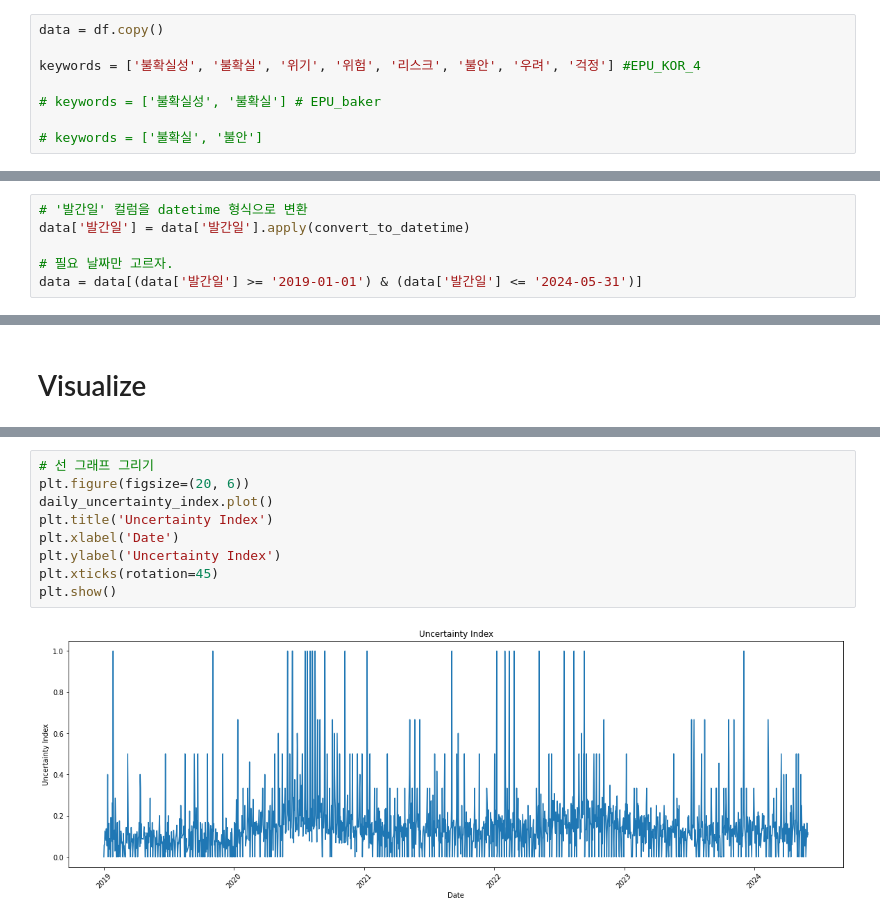
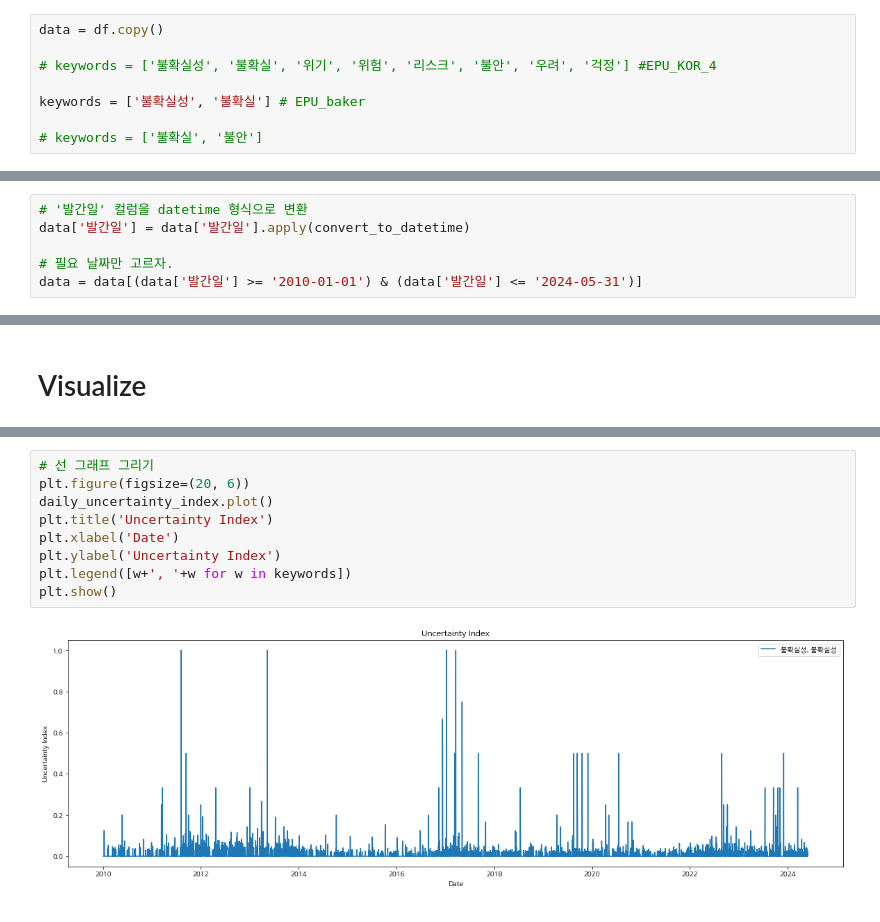
Before and after one commit to jo-cho/eitm, a Jupyter notebook: text_analysis/epic_epu.ipynb, the cells around one changed output, grey strips where cells are left out. Saved outputs shown, nothing was run; the diff lists cells and outputs as text.

```diff
--- a/text_analysis/epic_epu.ipynb
+++ b/text_analysis/epic_epu.ipynb
@@ -63,9 +63,9 @@ def contains_keyword(text):
 # %%
 data = df.copy()
 
-keywords = ['불확실성', '불확실', '위기', '위험', '리스크', '불안', '우려', '걱정'] #EPU_KOR_4
+# keywords = ['불확실성', '불확실', '위기', '위험', '리스크', '불안', '우려', '걱정'] #EPU_KOR_4
 
-# keywords = ['불확실성', '불확실'] # EPU_baker
+keywords = ['불확실성', '불확실'] # EPU_baker
 
 # keywords = ['불확실', '불안']
 # %%
@@ -104,7 +104,7 @@ def convert_to_datetime(date_str):
 data['발간일'] = data['발간일'].apply(convert_to_datetime)
 
 # 필요 날짜만 고르자.
-data = data[(data['발간일'] >= '2019-01-01') & (data['발간일'] <= '2024-05-31')]
+data = data[(data['발간일'] >= '2010-01-01') & (data['발간일'] <= '2024-05-31')]
 # %% [markdown]
 ## EPU Index 생성
 # %%
@@ -141,14 +149,14 @@ monthly_uncertainty_index = monthly_epu(data)
 # %%
 # 선 그래프 그리기
 plt.figure(figsize=(20, 6))
 daily_uncertainty_index.plot()
 plt.title('Uncertainty Index')
 plt.xlabel('Date')
 plt.ylabel('Uncertainty Index')
-plt.xticks(rotation=45)
+plt.legend([w+', '+w for w in keywords])
 plt.show()
 # %% [output]
-[figure, old version]
+[figure, new version]
 # %%
 # 선 그래프 그리기
 plt.figure(figsize=(20, 6))
```
Also changed, not shown: parts of 4 cells of this notebook, 1 other file.
